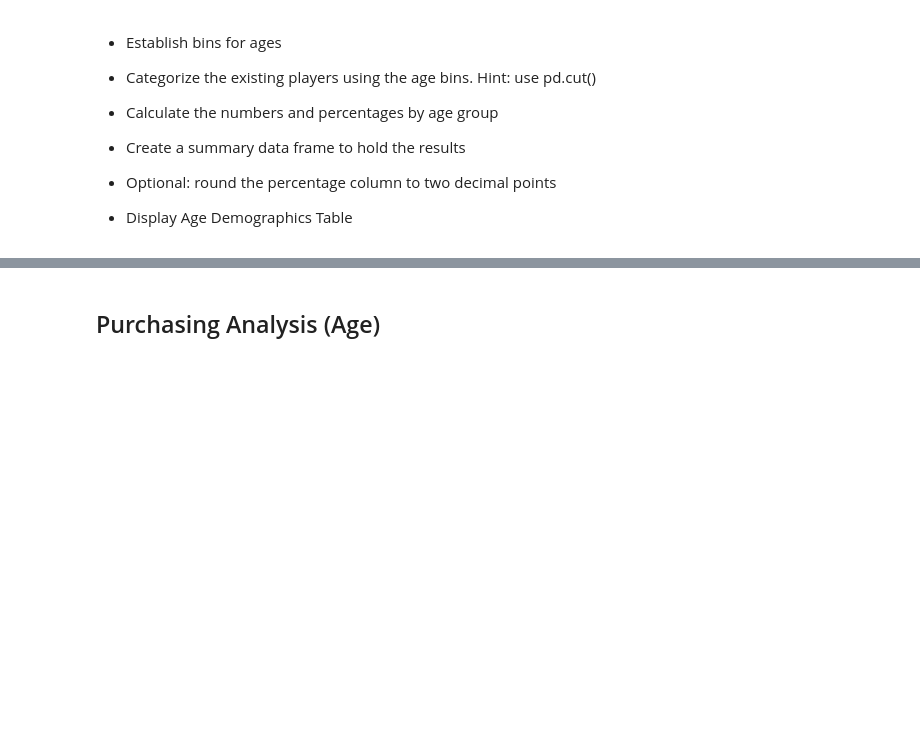
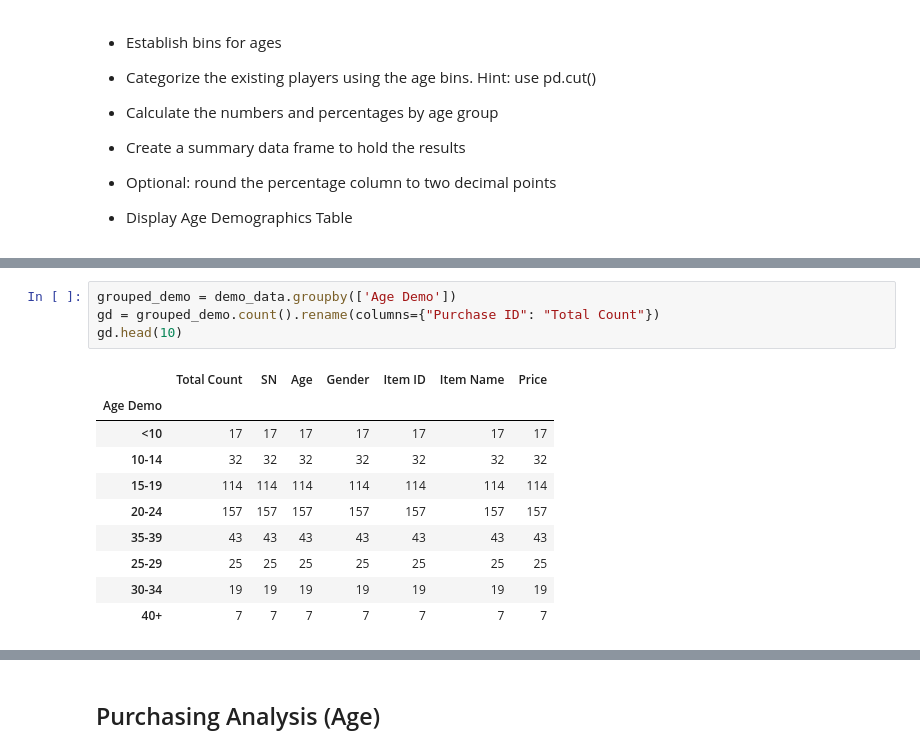
Before and after one commit to projekt888/Georgia-Tech-Analytics, a Jupyter notebook: HW4/HeroesOfPymoli/HeroesOfPymoli_starter.ipynb, the cells around one changed output, grey strips where cells are left out. Saved outputs shown, nothing was run; the diff lists cells and outputs as text; blank space fills up the shorter version.

```diff
--- a/HW4/HeroesOfPymoli/HeroesOfPymoli_starter.ipynb
+++ b/HW4/HeroesOfPymoli/HeroesOfPymoli_starter.ipynb
@@ -209,0 +250,15 @@ gender_stats_df.head()
+# %%
+grouped_demo = demo_data.groupby(['Age Demo'])
+gd = grouped_demo.count().rename(columns={"Purchase ID": "Total Count"})
+gd.head(10)
+# %% [output]
+|  | Total Count | SN | Age | Gender | Item ID | Item Name | Price |
+| Age Demo |  |  |  |  |  |  |  |
+| <10 | 17 | 17 | 17 | 17 | 17 | 17 | 17 |
+| 10-14 | 32 | 32 | 32 | 32 | 32 | 32 | 32 |
+| 15-19 | 114 | 114 | 114 | 114 | 114 | 114 | 114 |
+| 20-24 | 157 | 157 | 157 | 157 | 157 | 157 | 157 |
+| 35-39 | 43 | 43 | 43 | 43 | 43 | 43 | 43 |
+| 25-29 | 25 | 25 | 25 | 25 | 25 | 25 | 25 |
+| 30-34 | 19 | 19 | 19 | 19 | 19 | 19 | 19 |
+| 40+ | 7 | 7 | 7 | 7 | 7 | 7 | 7 |
```
Also changed, not shown: parts of 3 cells of this notebook, 3 other files.
